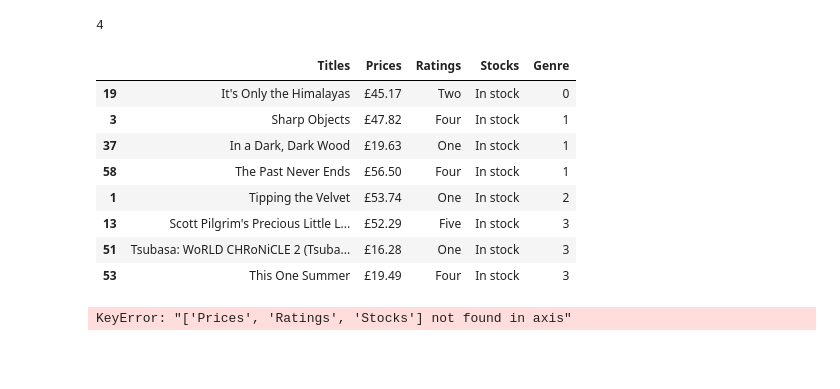
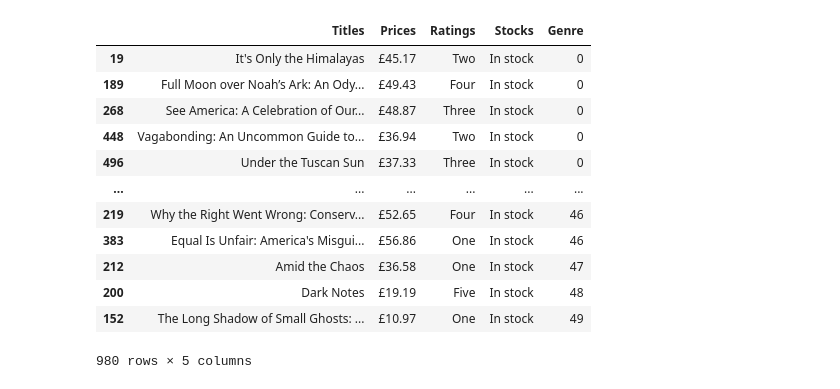
Before and after one commit to PJRyn/WebScrapeVisualisation, a Jupyter notebook: web-scraper.ipynb, the cells around one changed output. Cells and saved outputs as stored; diff of their text form; code cells hidden in the pictures; blank space fills up the shorter version.

Commit message:
Completed webscrape with categories and export it to .csv format to be added to a database later

```diff
--- a/web-scraper.ipynb
+++ b/web-scraper.ipynb
@@ -20,7 +16,7 @@ titles = []
 prices = []
 ratings = []
 stocks = []
-for x in range(1, 4):
+for x in range(1, 50):
     html = browser.html
     soup = BeautifulSoup(html, 'html.parser')
     books = soup.find_all('article', class_='product_pod')
@@ -82,5 +77,6 @@ for x in range(len(linksSectionStr)):
     linksSectionStr[x] = re.sub('\n', '', linksSectionStr[x])
     linksSectionStr[x] = re.findall(r'"([^"]*)"', linksSectionStr[x])
     categoriesLinks.append(linksSectionStr[x][0])
-print(categoriesLinks)
+#Pop the first one since it was "Books" category which contained all books and wasnt needed
+categoriesLinks.pop(0)
 # %% [output]
@@ -90,9 +84,10 @@ temListOfCategories = ["Travel","Mystery","Historical_Fiction","Sequential_Art",
 # %%
+#Collect the titles within each category and move onto the next
 url = 'https://books.toscrape.com/'
 
 generaCollection = []
 genraTitles = []
-for x in range(1,5):
+for x in range(len(temListOfCategories)):
     browser.visit(url + categoriesLinks[x])
     title1 = []
     page = True
@@ -117,34 +125,28 @@ for x in range(1,5):
-# %%
-len(generaCollection)
-# %% [output]
-4
 # %%
-toAdd = pd.DataFrame()
-ahh = pd.DataFrame()
-woo = True
-for x in range(0,4):
-    while woo == True:
-        ahh = ahh.append(scrape_df[scrape_df['Titles'].isin(generaCollection[x])])
-        ahh['Genre'] = x
-        woo = False
-    woo = True
-    toAdd = toAdd.append(ahh)
-    ahh.drop(ahh.index, inplace=True)
-toAdd
+# Adds
+toAddToDf = pd.DataFrame()
+genreMatch = pd.DataFrame()
+counter = True
+for x in range(len(temListOfCategories)):
+    while counter == True:
+        genreMatch = genreMatch.append(scrape_df[scrape_df['Titles'].isin(generaCollection[x])])
+        genreMatch['Genre'] = x
+        counter = False
+    counter = True
+    toAddToDf = toAddToDf.append(genreMatch)
+    genreMatch.drop(genreMatch.index, inplace=True)
+toAddToDf
 # %% [output]
 |  | Titles | Prices | Ratings | Stocks | Genre |
 | 19 | It's Only the Himalayas | £45.17 | Two | In stock | 0 |
-| 3 | Sharp Objects | £47.82 | Four | In stock | 1 |
-| 37 | In a Dark, Dark Wood | £19.63 | One | In stock | 1 |
-| 58 | The Past Never Ends | £56.50 | Four | In stock | 1 |
-| 1 | Tipping the Velvet | £53.74 | One | In stock | 2 |
-| 13 | Scott Pilgrim's Precious Little L... | £52.29 | Five | In stock | 3 |
-| 51 | Tsubasa: WoRLD CHRoNiCLE 2 (Tsuba... | £16.28 | One | In stock | 3 |
-| 53 | This One Summer | £19.49 | Four | In stock | 3 |
+| 189 | Full Moon over Noah’s Ark: An Ody... | £49.43 | Four | In stock | 0 |
+| 268 | See America: A Celebration of Our... | £48.87 | Three | In stock | 0 |
+| 448 | Vagabonding: An Uncommon Guide to... | £36.94 | Two | In stock | 0 |
+| 496 | Under the Tuscan Sun | £37.33 | Three | In stock | 0 |
+| ... | ... | ... | ... | ... | ... |
+| 219 | Why the Right Went Wrong: Conserv... | £52.65 | Four | In stock | 46 |
+| 383 | Equal Is Unfair: America's Misgui... | £56.86 | One | In stock | 46 |
+| 212 | Amid the Chaos | £36.58 | One | In stock | 47 |
+| 200 | Dark Notes | £19.19 | Five | In stock | 48 |
+| 152 | The Long Shadow of Small Ghosts: ... | £10.97 | One | In stock | 49 |
+980 rows × 5 columns
-# %%
-toAdd = toAdd.drop(["Prices","Ratings","Stocks"], axis=1)
-# scrape_df.where(scrape_df == "It's Only the Himalayas")
-df = scrape_df.merge(toAdd, how='outer',on='Titles')
-# df=scrape_df.join(toAdd, lsuffix="_left", rsuffix="_right")
-# %% [output]
-KeyError: "['Prices', 'Ratings', 'Stocks'] not found in axis"
```
Also changed, not shown: parts of 14 cells of this notebook, 1 other file.
